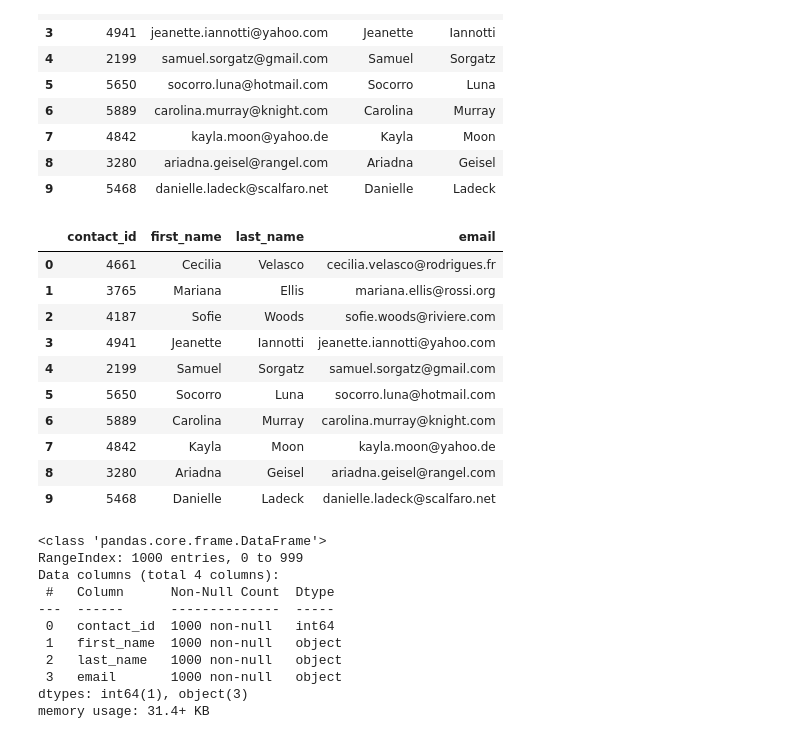
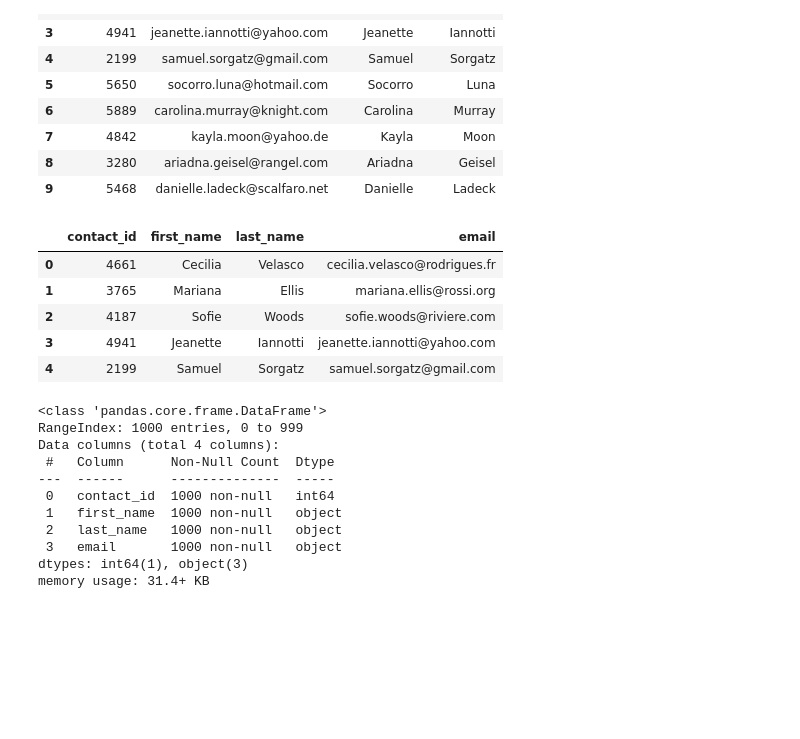
Before and after one commit to rolisingh10/Crowdfunding_ETL, a Jupyter notebook: ETL_Mini_Project_MDahl_RSingh.ipynb, the cells around one changed output. Saved outputs shown, nothing was run; the diff lists cells and outputs as text; code cells hidden in the pictures; blank space fills up the shorter version.

```diff
--- a/ETL_Mini_Project_MDahl_RSingh.ipynb
+++ b/ETL_Mini_Project_MDahl_RSingh.ipynb
@@ -350,6 +366,19 @@ print(dict_values)
 # %%
 # Create a contact_info DataFrame and add each list of values, i.e., each row
 # to the 'contact_id', 'name', 'email' columns.
+contact_data = []
+for index, row in contact_info_df.iterrows():
+    contact_info = json.loads(row["contact_info"])
+    contact_id = contact_info["contact_id"]
+    name = contact_info["name"]
+    email = contact_info["email"]
+    contact_data.append({
+    "contact_id": contact_id,
+    "name": name,
+    "email": email
+  })
+contacts_df = pd.DataFrame(contact_data)
+contacts_df.head()
 # %% [output]
 |  | contact_id | name | email |
 | 0 | 4661 | Cecilia Velasco | cecilia.velasco@rodrigues.fr |
@@ -372,9 +402,10 @@ dtypes: int64(1), object(2)
 memory usage: 23.6+ KB
 # %%
 # Create a "first"name" and "last_name" column with the first and last names from the "name" column.
-
-
+contacts_df[["first_name","last_name"]] = contacts_df["name"].str.split(" ",expand = True)
 # Drop the contact_name column
+clean_contacts_df = contacts_df.drop(columns = ["name"])
+clean_contacts_df.head(10)
 # %% [output]
 |  | contact_id | email | first_name | last_name |
 | 0 | 4661 | cecilia.velasco@rodrigues.fr | Cecilia | Velasco |
@@ -389,17 +420,14 @@ memory usage: 23.6+ KB
 | 9 | 5468 | danielle.ladeck@scalfaro.net | Danielle | Ladeck |
 # %%
 # Reorder the columns
+clean_contacts_df = clean_contacts_df[["contact_id","first_name", "last_name", "email"]]
+clean_contacts_df.head()
 # %% [output]
 |  | contact_id | first_name | last_name | email |
 | 0 | 4661 | Cecilia | Velasco | cecilia.velasco@rodrigues.fr |
 | 1 | 3765 | Mariana | Ellis | mariana.ellis@rossi.org |
 | 2 | 4187 | Sofie | Woods | sofie.woods@riviere.com |
 | 3 | 4941 | Jeanette | Iannotti | jeanette.iannotti@yahoo.com |
 | 4 | 2199 | Samuel | Sorgatz | samuel.sorgatz@gmail.com |
-| 5 | 5650 | Socorro | Luna | socorro.luna@hotmail.com |
-| 6 | 5889 | Carolina | Murray | carolina.murray@knight.com |
-| 7 | 4842 | Kayla | Moon | kayla.moon@yahoo.de |
-| 8 | 3280 | Ariadna | Geisel | ariadna.geisel@rangel.com |
-| 9 | 5468 | Danielle | Ladeck | danielle.ladeck@scalfaro.net |
 # %%
 # Check the datatypes one more time before exporting as CSV file.
```
Also changed, not shown: parts of 17 cells of this notebook, 5 other files.
